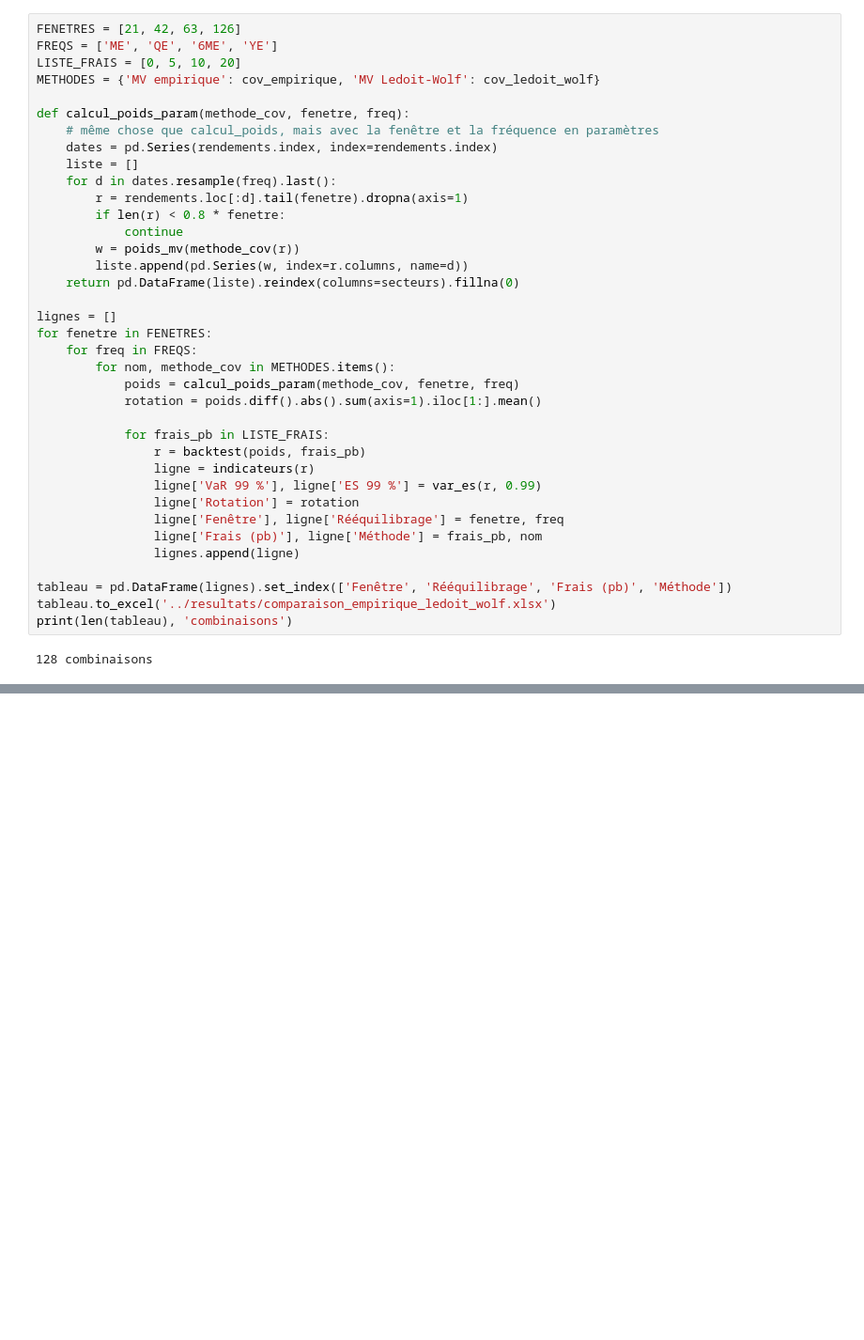
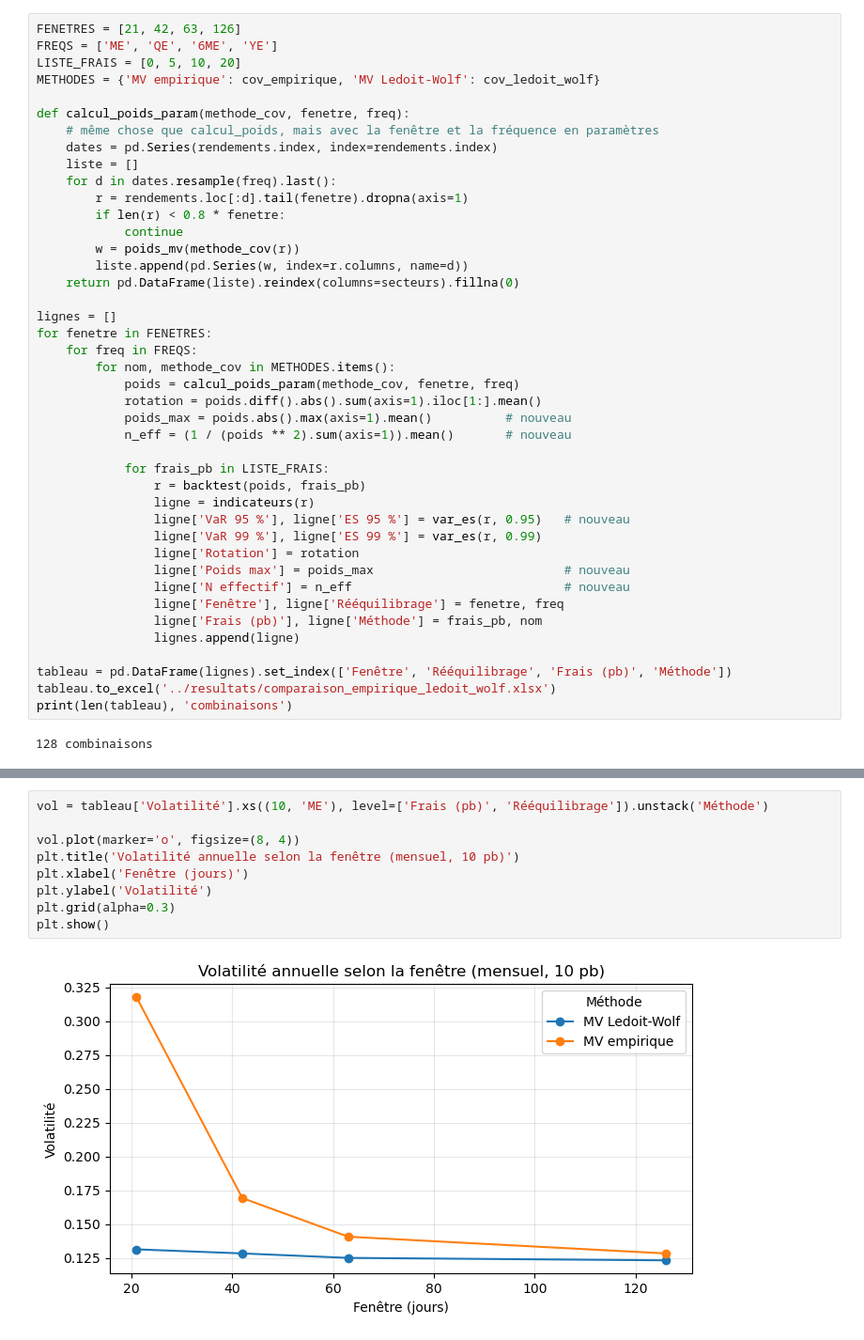
Before and after one commit to Raphaellau26/Estimation-robuste-du-risque-et-optimisation-de-portefeuille, a Jupyter notebook: notebooks/ledoit_wolf.ipynb, the cells around one changed output, grey strips where cells are left out. Shown at 94% size. Cells and saved outputs as stored; diff of their text form; blank space fills up the shorter version.

Commit message:
Graphiques, export des poids et test de la VaR

```diff
--- a/notebooks/ledoit_wolf.ipynb
+++ b/notebooks/ledoit_wolf.ipynb
@@ -252,12 +254,17 @@ for fenetre in FENETRES:
         for nom, methode_cov in METHODES.items():
             poids = calcul_poids_param(methode_cov, fenetre, freq)
             rotation = poids.diff().abs().sum(axis=1).iloc[1:].mean()
+            poids_max = poids.abs().max(axis=1).mean()          # nouveau
+            n_eff = (1 / (poids ** 2).sum(axis=1)).mean()       # nouveau
 
             for frais_pb in LISTE_FRAIS:
                 r = backtest(poids, frais_pb)
                 ligne = indicateurs(r)
+                ligne['VaR 95 %'], ligne['ES 95 %'] = var_es(r, 0.95)   # nouveau
                 ligne['VaR 99 %'], ligne['ES 99 %'] = var_es(r, 0.99)
                 ligne['Rotation'] = rotation
+                ligne['Poids max'] = poids_max                          # nouveau
+                ligne['N effectif'] = n_eff                             # nouveau
                 ligne['Fenêtre'], ligne['Rééquilibrage'] = fenetre, freq
                 ligne['Frais (pb)'], ligne['Méthode'] = frais_pb, nom
                 lignes.append(ligne)
@@ -290,0 +316,11 @@ tableau['Volatilité'].xs(10, level='Frais (pb)').unstack('Méthode').round(3)
+# %%
+vol = tableau['Volatilité'].xs((10, 'ME'), level=['Frais (pb)', 'Rééquilibrage']).unstack('Méthode')
+
+vol.plot(marker='o', figsize=(8, 4))
+plt.title('Volatilité annuelle selon la fenêtre (mensuel, 10 pb)')
+plt.xlabel('Fenêtre (jours)')
+plt.ylabel('Volatilité')
+plt.grid(alpha=0.3)
+plt.show()
+# %% [output]
+[figure, added]
```
Also changed, not shown: parts of 10 cells of this notebook, 2 other files.
